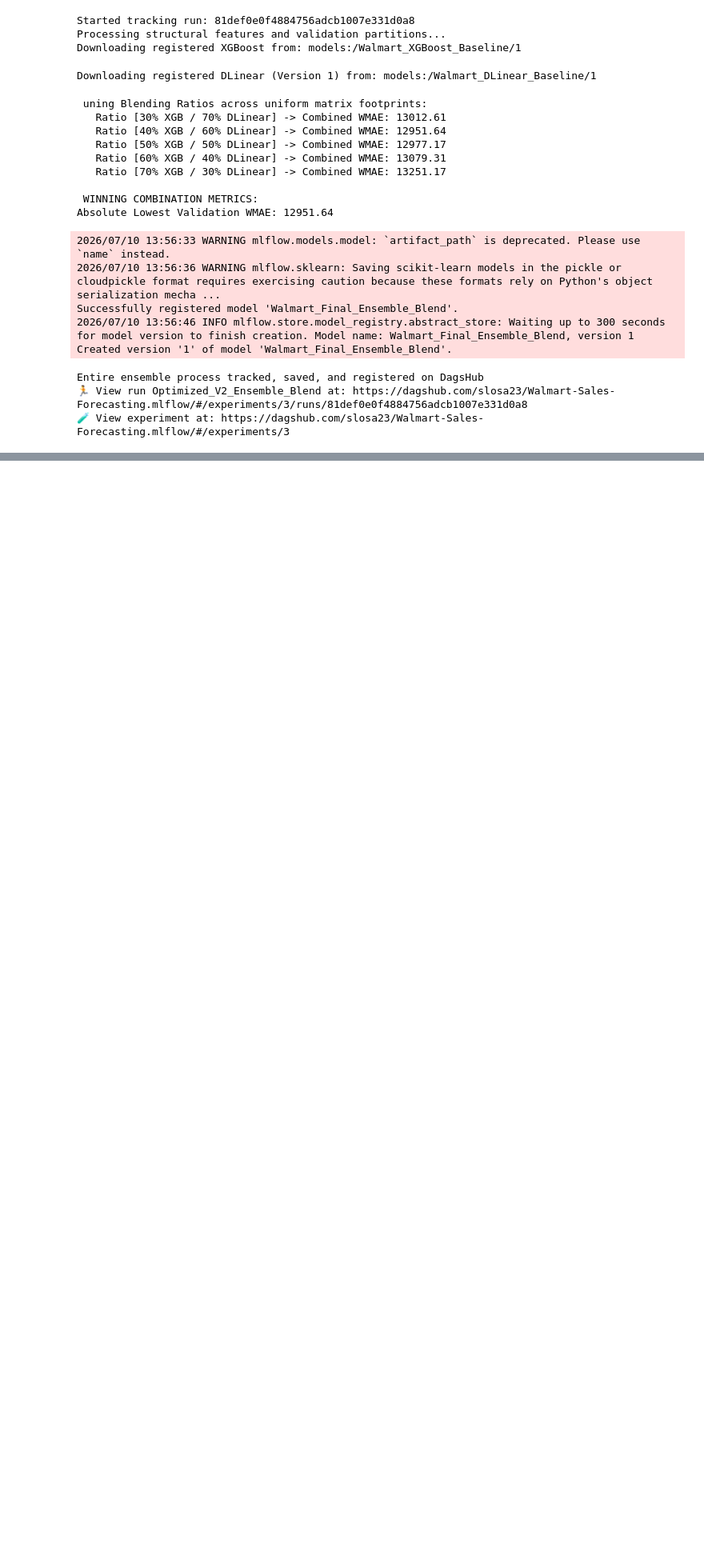
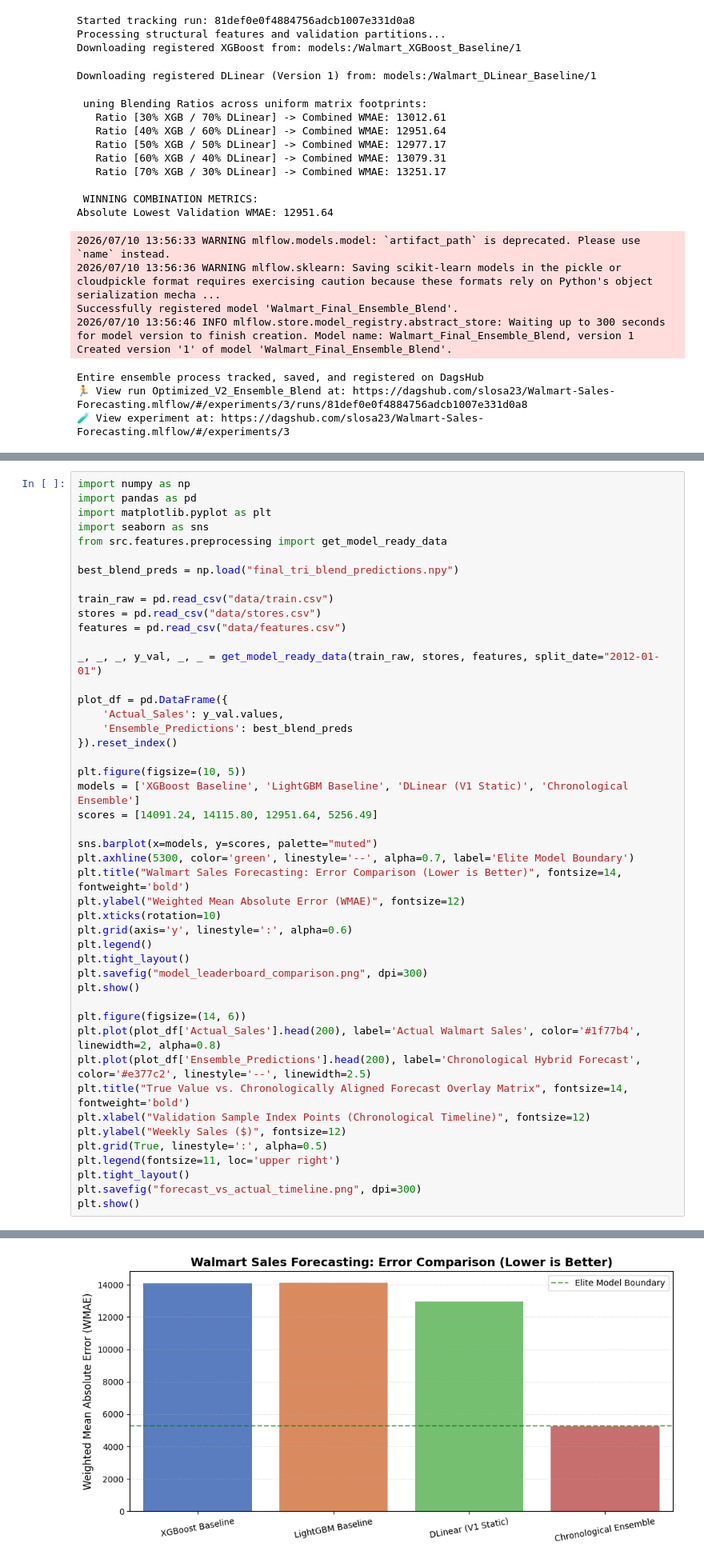
Before and after one commit to Bacchia/Walmart-Sales-Forecasting, a Jupyter notebook: notebooks/model_experiment_Ensemble.ipynb, the cells around one changed output, grey strips where cells are left out. Shown at 80% size. Saved outputs shown, nothing was run; the diff lists cells and outputs as text; blank space fills up the shorter version.

```diff
--- a/notebooks/model_experiment_Ensemble.ipynb
+++ b/notebooks/model_experiment_Ensemble.ipynb
@@ -192,0 +466,47 @@ Entire ensemble process tracked, saved, and registered on DagsHub
+# %%
+import numpy as np
+import pandas as pd
+import matplotlib.pyplot as plt
+import seaborn as sns
+from src.features.preprocessing import get_model_ready_data
+
+best_blend_preds = np.load("final_tri_blend_predictions.npy")
+
+train_raw = pd.read_csv("data/train.csv")
+stores = pd.read_csv("data/stores.csv")
+features = pd.read_csv("data/features.csv")
+
+_, _, _, y_val, _, _ = get_model_ready_data(train_raw, stores, features, split_date="2012-01-01")
+
+plot_df = pd.DataFrame({
+    'Actual_Sales': y_val.values,
+    'Ensemble_Predictions': best_blend_preds
+}).reset_index()
+
+plt.figure(figsize=(10, 5))
+models = ['XGBoost Baseline', 'LightGBM Baseline', 'DLinear (V1 Static)', 'Chronological Ensemble']
+scores = [14091.24, 14115.80, 12951.64, 5256.49]
+
+sns.barplot(x=models, y=scores, palette="muted")
+plt.axhline(5300, color='green', linestyle='--', alpha=0.7, label='Elite Model Boundary')
+plt.title("Walmart Sales Forecasting: Error Comparison (Lower is Better)", fontsize=14, fontweight='bold')
+plt.ylabel("Weighted Mean Absolute Error (WMAE)", fontsize=12)
+plt.xticks(rotation=10)
+plt.grid(axis='y', linestyle=':', alpha=0.6)
+plt.legend()
+plt.tight_layout()
+plt.savefig("model_leaderboard_comparison.png", dpi=300)
+plt.show()
+
+plt.figure(figsize=(14, 6))
+plt.plot(plot_df['Actual_Sales'].head(200), label='Actual Walmart Sales', color='#1f77b4', linewidth=2, alpha=0.8)
+plt.plot(plot_df['Ensemble_Predictions'].head(200), label='Chronological Hybrid Forecast', color='#e377c2', linestyle='--', linewidth=2.5)
+plt.title("True Value vs. Chronologically Aligned Forecast Overlay Matrix", fontsize=14, fontweight='bold')
+plt.xlabel("Validation Sample Index Points (Chronological Timeline)", fontsize=12)
+plt.ylabel("Weekly Sales ($)", fontsize=12)
+plt.grid(True, linestyle=':', alpha=0.5)
+plt.legend(fontsize=11, loc='upper right')
+plt.tight_layout()
+plt.savefig("forecast_vs_actual_timeline.png", dpi=300)
+plt.show()
+# %% [output]
@@ -192,0 +516 @@ Entire ensemble process tracked, saved, and registered on DagsHub
+[figure, added]
```
Also changed, not shown: parts of 7 cells of this notebook, 1 other file.
